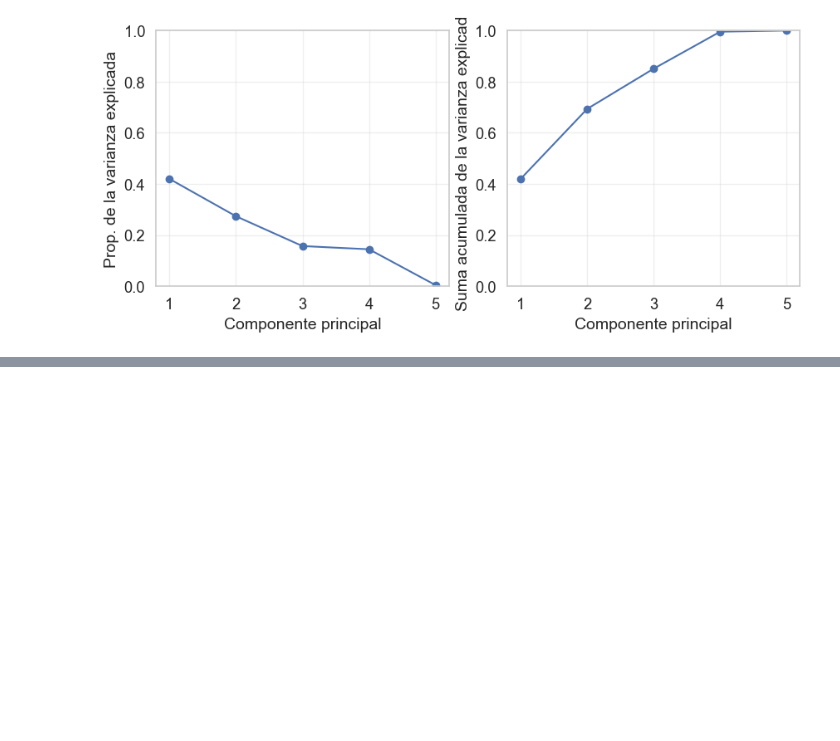
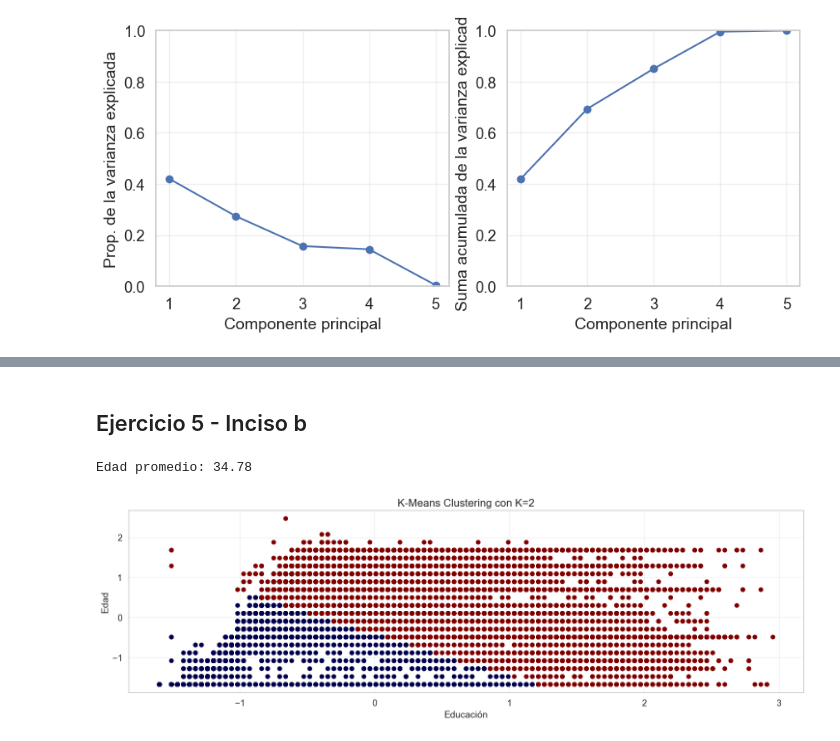
Before and after one commit to MaxiPetrini/BigDataUBA-Grupo16, a Jupyter notebook: TP3_Grupo 16/Tp3.ipynb, the cells around one changed output, grey strips where cells are left out. Drawn from its saved outputs; the diff is of its cells as text; code cells hidden in the pictures; blank space fills up the shorter version.

Commit message:
TP3
ejercicio 5

```diff
--- a/TP3_Grupo 16/Tp3.ipynb
+++ b/TP3_Grupo 16/Tp3.ipynb
@@ -488,0 +564,21 @@ fig
+# %% [markdown]
+## Ejercicio 5 - Inciso b
+# %%
+# De vuelta, averiguamos el promedio de edad para entender el gráfico. Ya tenemos el de educación, averiguamos el del otro predictor:
+edad_promedio = df['Edad'].mean()
+print(f"Edad promedio: {edad_promedio:.2f}")
+# %% [output]
+Edad promedio: 34.78
+# %%
+# Vemos el gráfico sin la variable ocupados/desocupados.
+X = Variab_m_transformed[['Edad','educ']].values
+
+fig, ax = plt.subplots(figsize=(15,5))
+scatter = ax.scatter(X[:, 0], X[:, 1], c=kmeans2.labels_, cmap='seismic')
+ax.set_title("K-Means Clustering con K=2")
+ax.set_xlabel("Educación")
+ax.set_ylabel("Edad")
+plt.tight_layout()
+plt.show()
+# %% [output]
+[figure, added]
```
Also changed, not shown: parts of 17 cells of this notebook, 1 other file.
